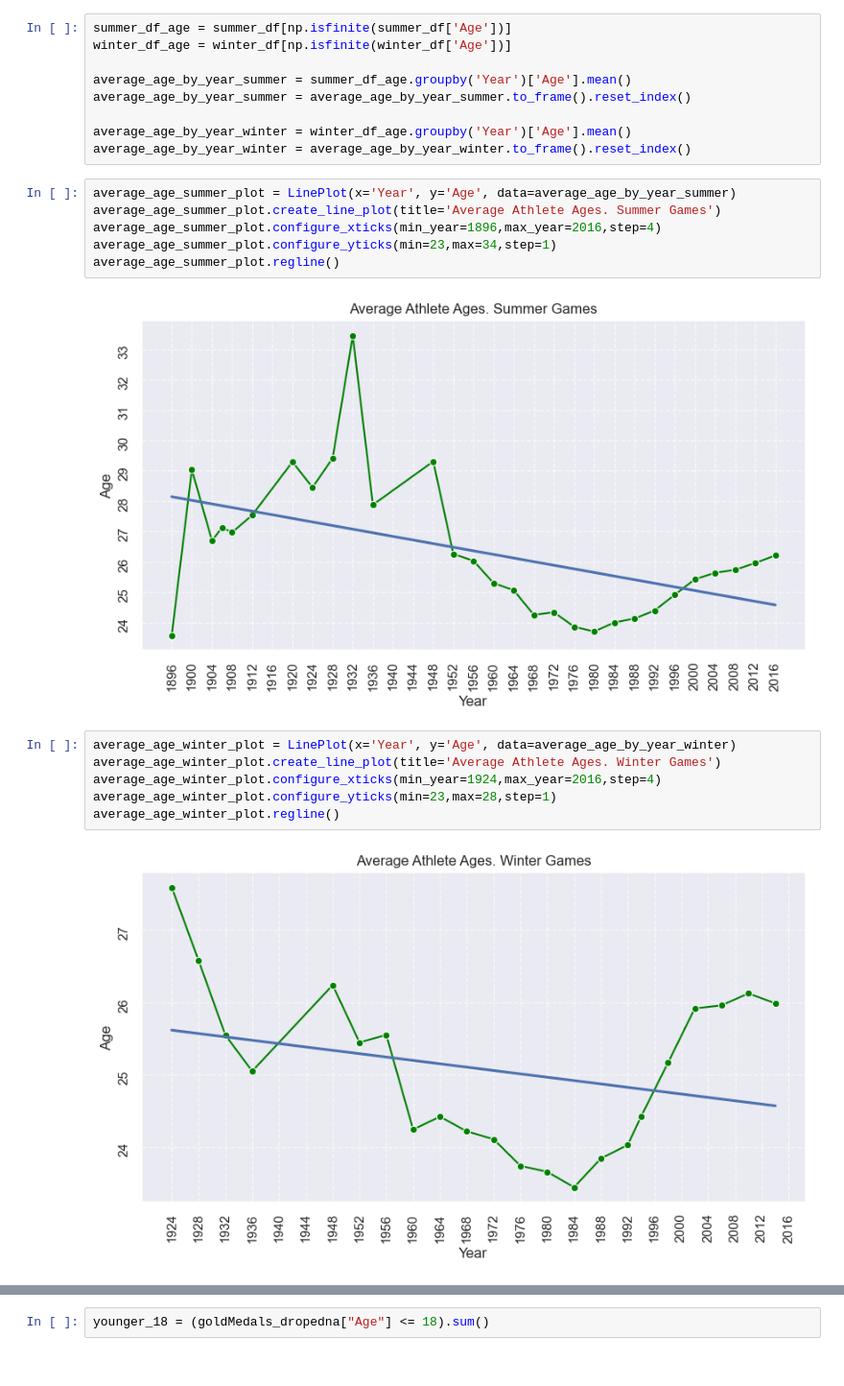
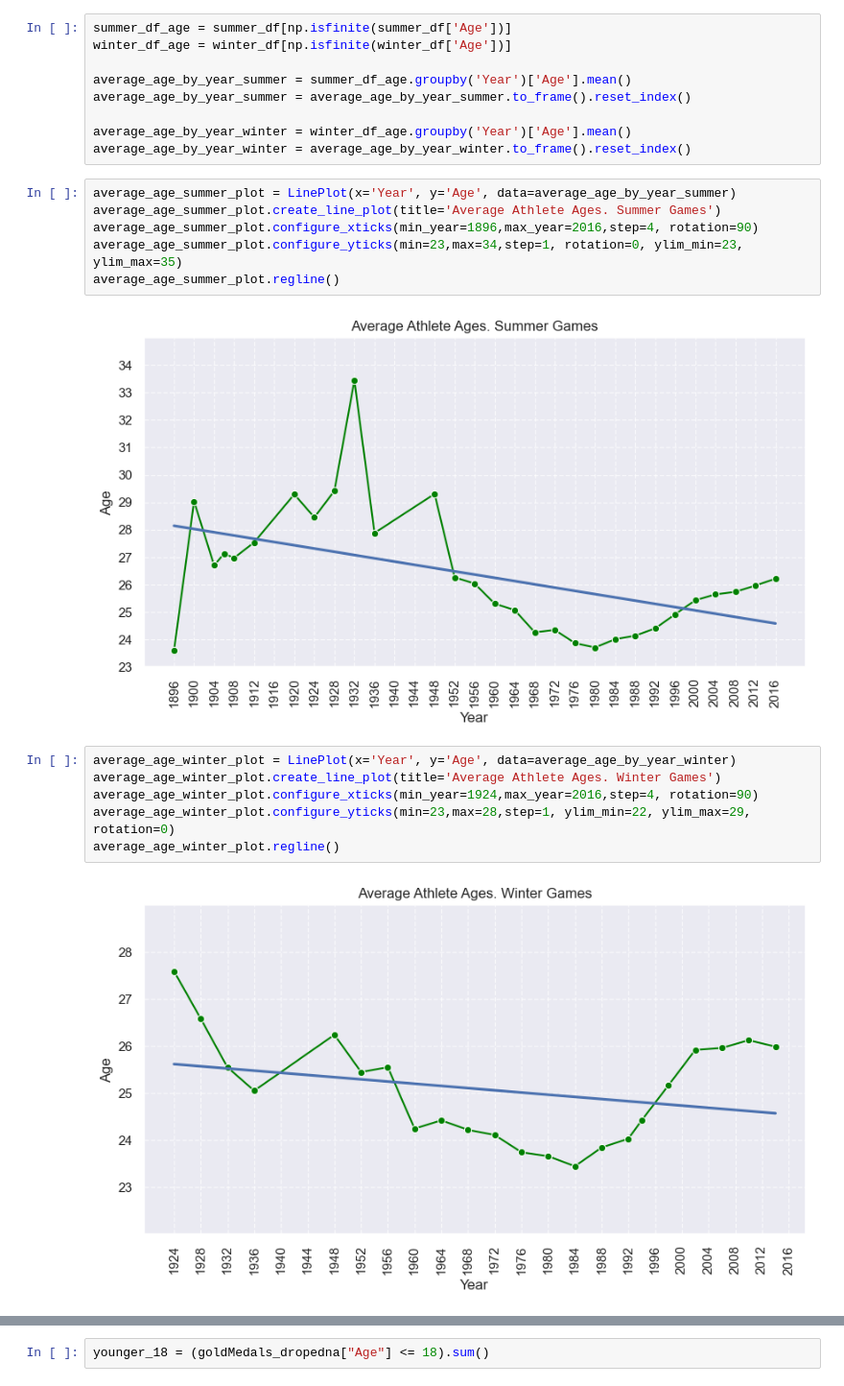
Before and after one commit to kilciukas/Olympic_dataset_exploration, a Jupyter notebook: Notebook_v2/Olimpines_notebook_v2.ipynb, the cells around one changed output, grey strips where cells are left out. Shown at 96% size. Drawn from its saved outputs; the diff is of its cells as text.

```diff
--- a/Notebook_v2/Olimpines_notebook_v2.ipynb
+++ b/Notebook_v2/Olimpines_notebook_v2.ipynb
@@ -520,16 +578,16 @@ average_age_by_year_winter = average_age_by_year_winter.to_frame().reset_index()
 # %%
 average_age_summer_plot = LinePlot(x='Year', y='Age', data=average_age_by_year_summer)
 average_age_summer_plot.create_line_plot(title='Average Athlete Ages. Summer Games')
-average_age_summer_plot.configure_xticks(min_year=1896,max_year=2016,step=4)
-average_age_summer_plot.configure_yticks(min=23,max=34,step=1)
+average_age_summer_plot.configure_xticks(min_year=1896,max_year=2016,step=4, rotation=90)
+average_age_summer_plot.configure_yticks(min=23,max=34,step=1, rotation=0, ylim_min=23, ylim_max=35)
 average_age_summer_plot.regline()
 # %% [output]
-[figure, old version]
+[figure, new version]
 # %%
 average_age_winter_plot = LinePlot(x='Year', y='Age', data=average_age_by_year_winter)
 average_age_winter_plot.create_line_plot(title='Average Athlete Ages. Winter Games')
-average_age_winter_plot.configure_xticks(min_year=1924,max_year=2016,step=4)
-average_age_winter_plot.configure_yticks(min=23,max=28,step=1)
+average_age_winter_plot.configure_xticks(min_year=1924,max_year=2016,step=4, rotation=90)
+average_age_winter_plot.configure_yticks(min=23,max=28,step=1, ylim_min=22, ylim_max=29, rotation=0)
 average_age_winter_plot.regline()
 # %% [output]
-[figure, old version]
+[figure, new version]
```
Also changed, not shown: parts of 73 cells of this notebook, 4 other files.
